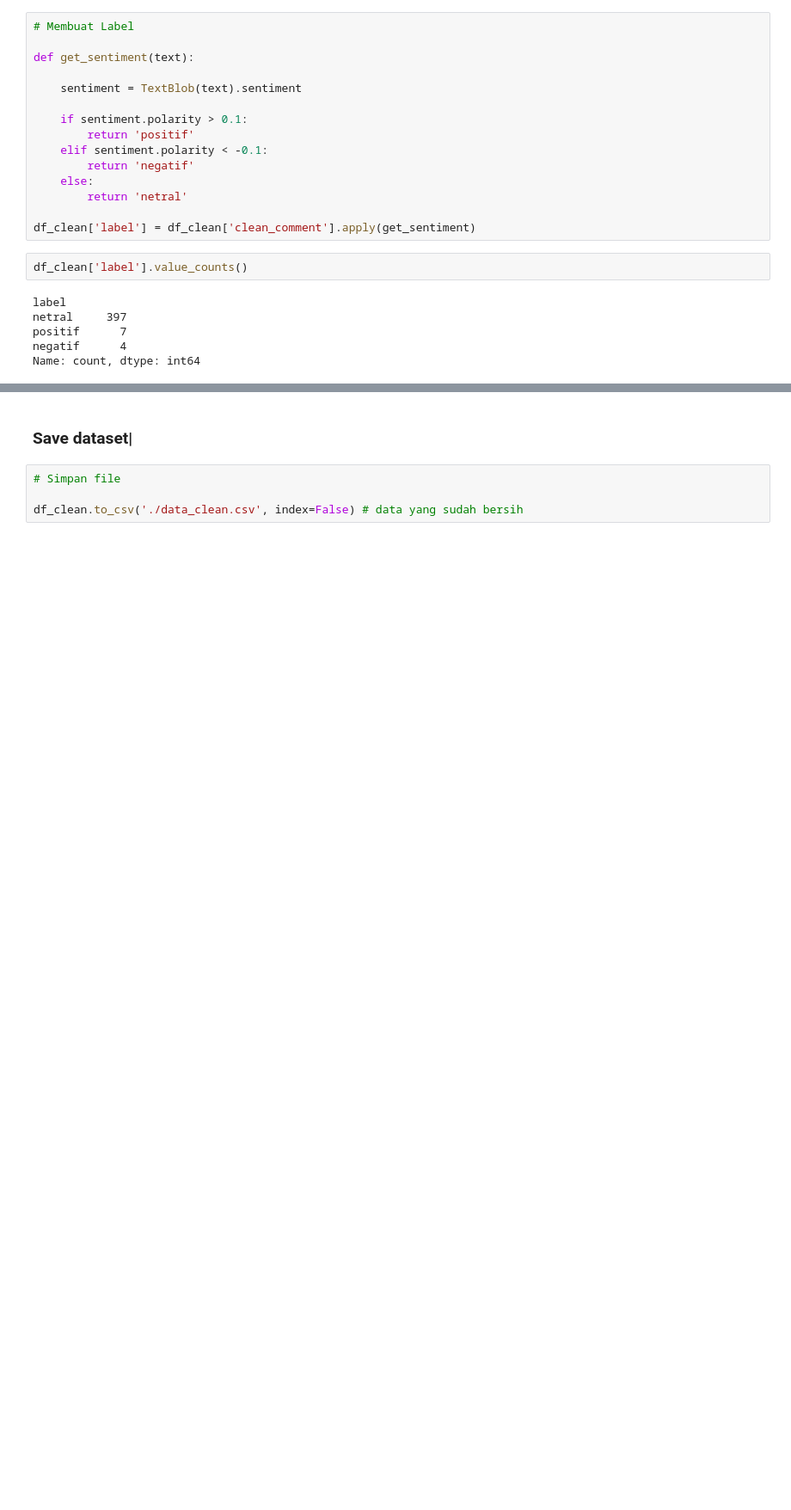
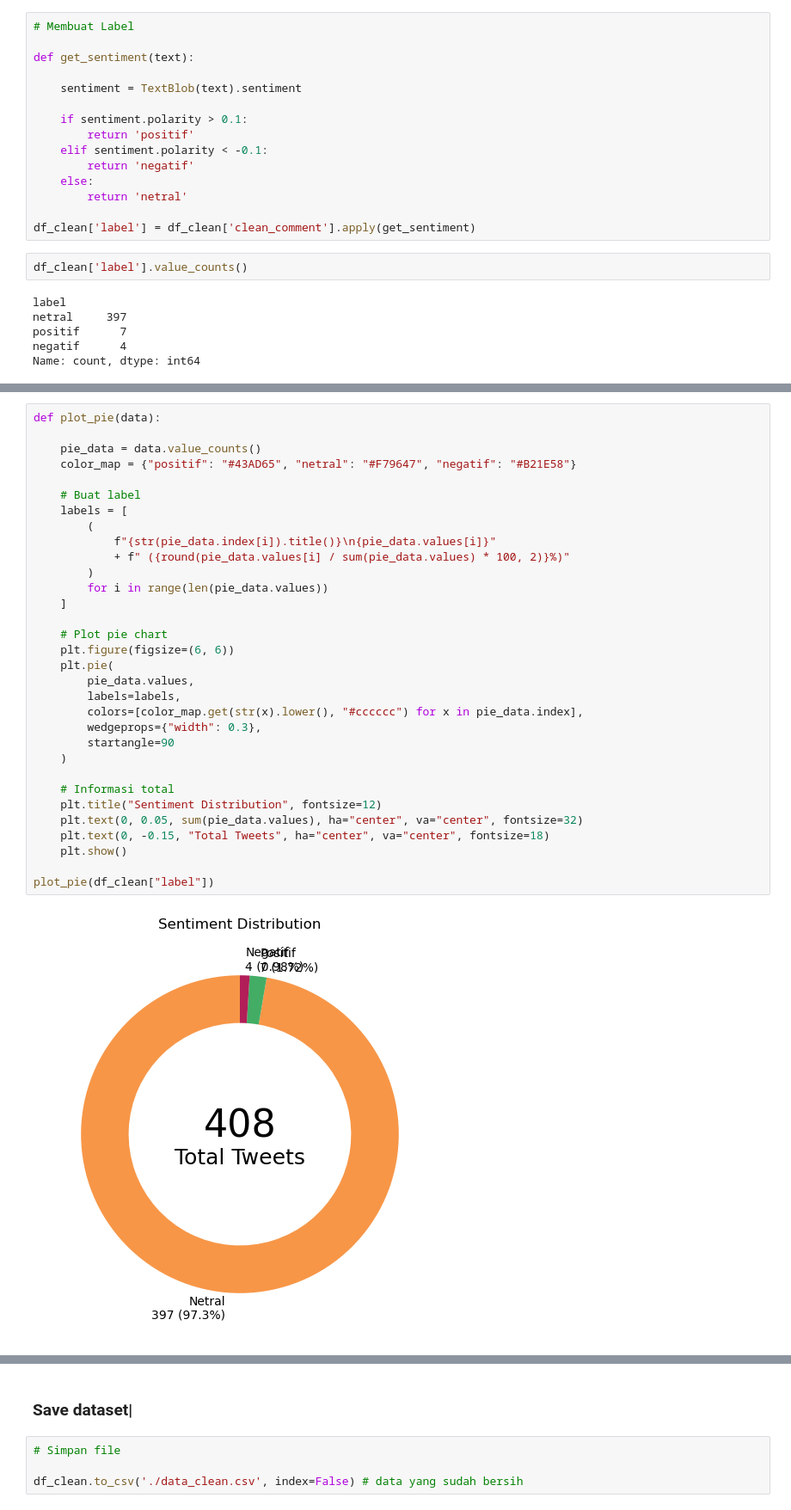
Before and after one commit to HafiizhTH/Sentiment-Analysis, a Jupyter notebook: instagram/preprocessing.ipynb, the cells around one changed output, grey strips where cells are left out. Shown at 86% size. Cells and saved outputs as stored; diff of their text form; blank space fills up the shorter version.

```diff
--- a/instagram/preprocessing.ipynb
+++ b/instagram/preprocessing.ipynb
@@ -164,0 +149,34 @@ df_clean.head(2)
+# %%
+def plot_pie(data):
+
+    pie_data = data.value_counts()
+    color_map = {"positif": "#43AD65", "netral": "#F79647", "negatif": "#B21E58"}
+
+    # Buat label
+    labels = [
+        (
+            f"{str(pie_data.index[i]).title()}\n{pie_data.values[i]}"
+            + f" ({round(pie_data.values[i] / sum(pie_data.values) * 100, 2)}%)"
+        )
+        for i in range(len(pie_data.values))
+    ]
+
+    # Plot pie chart
+    plt.figure(figsize=(6, 6))
+    plt.pie(
+        pie_data.values,
+        labels=labels,
+        colors=[color_map.get(str(x).lower(), "#cccccc") for x in pie_data.index],
+        wedgeprops={"width": 0.3},
+        startangle=90
+    )
+
+    # Informasi total
+    plt.title("Sentiment Distribution", fontsize=12)
+    plt.text(0, 0.05, sum(pie_data.values), ha="center", va="center", fontsize=32)
+    plt.text(0, -0.15, "Total Tweets", ha="center", va="center", fontsize=18)
+    plt.show()
+
+plot_pie(df_clean["label"])
+# %% [output]
+[figure, added]
```
Also changed, not shown: parts of 3 cells of this notebook, 1 other file.
